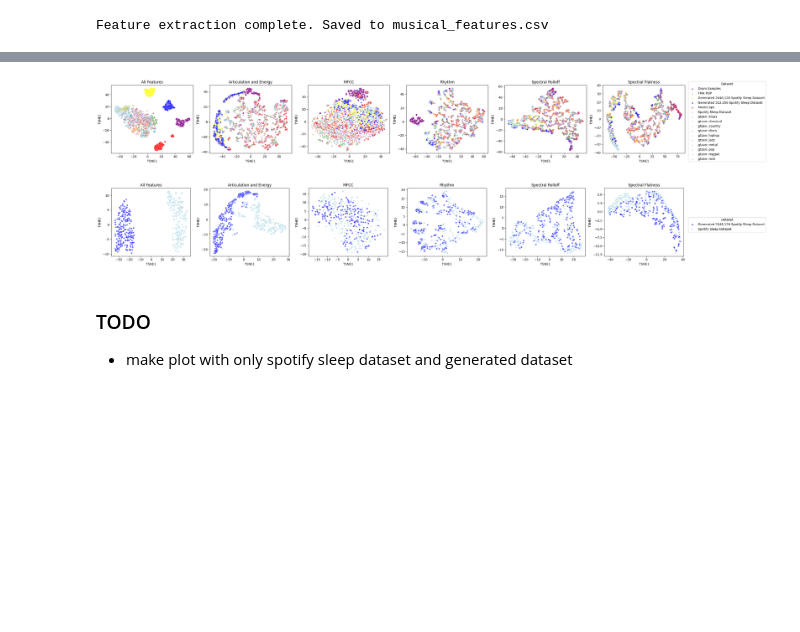
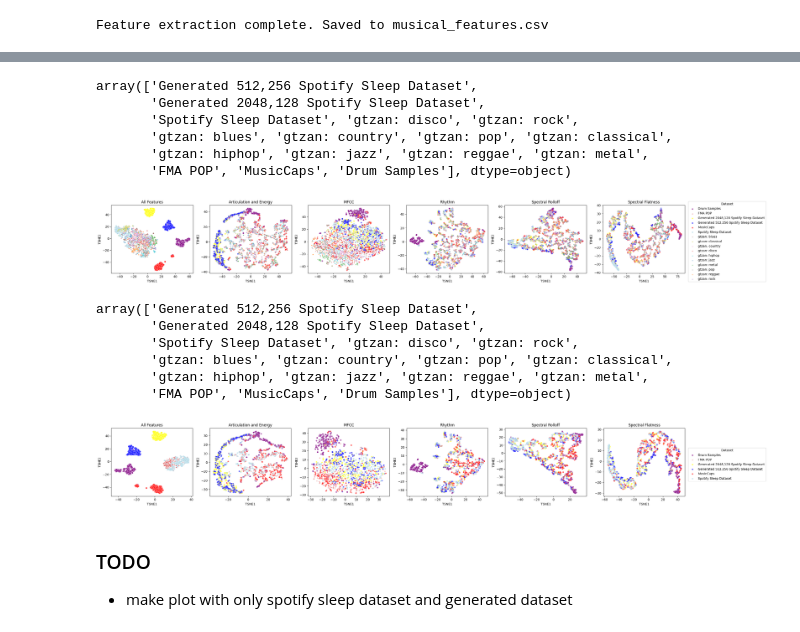
Before and after one commit to BrainTwin/audio-diffusion, a Jupyter notebook: notebooks/feature_analysis.ipynb, the cells around one changed output, grey strips where cells are left out. Cells and saved outputs as stored; diff of their text form; code cells hidden in the pictures; blank space fills up the shorter version.

```diff
--- a/notebooks/feature_analysis.ipynb
+++ b/notebooks/feature_analysis.ipynb
@@ -227,3 +203,14 @@ df_n.to_csv('csv/musical_features_all_normalized.csv', index=False)
+# %%
+df_n = pd.read_csv('csv/musical_features_all_normalized.csv')
+# %%
+df_n['label'].unique()
+# %% [output]
+array(['Generated 512,256 Spotify Sleep Dataset',
+       'Generated 2048,128 Spotify Sleep Dataset',
+       'Spotify Sleep Dataset', 'gtzan: disco', 'gtzan: rock',
+       'gtzan: blues', 'gtzan: country', 'gtzan: pop', 'gtzan: classical',
+       'gtzan: hiphop', 'gtzan: jazz', 'gtzan: reggae', 'gtzan: metal',
+       'FMA POP', 'MusicCaps', 'Drum Samples'], dtype=object)
 # %%
 import pandas as pd
 import numpy as np
@@ -321,3 +306,12 @@ df[]
+# %%
+df_n['label'].unique()
+# %% [output]
+array(['Generated 512,256 Spotify Sleep Dataset',
+       'Generated 2048,128 Spotify Sleep Dataset',
+       'Spotify Sleep Dataset', 'gtzan: disco', 'gtzan: rock',
+       'gtzan: blues', 'gtzan: country', 'gtzan: pop', 'gtzan: classical',
+       'gtzan: hiphop', 'gtzan: jazz', 'gtzan: reggae', 'gtzan: metal',
+       'FMA POP', 'MusicCaps', 'Drum Samples'], dtype=object)
 # %%
 import pandas as pd
 import numpy as np
@@ -325,7 +319,7 @@ import matplotlib.pyplot as plt
 from sklearn.manifold import TSNE
 import seaborn as sns
 
-labels_to_keep = ['Spotify Sleep Dataset', 'Generated 2048,128 Spotify Sleep Dataset']
+labels_to_keep = ['Spotify Sleep Dataset', 'Generated 512,256 Spotify Sleep Dataset', 'Generated 2048,128 Spotify Sleep Dataset', 'MusicCaps', 'Drum Samples', 'FMA POP']
 filtered_df = df_n[df_n['label'].isin(labels_to_keep)]
 
 # Define feature groups according to the paper
@@ -345,13 +339,14 @@ feature_groups = {
     'Spectral Flatness': spectral_flatness_features
 }
 
-# Manually specify a color palette for the highlighted labels
 highlight_labels = {
     'Spotify Sleep Dataset': 'lightblue',
-    'Generated 2048,128 Spotify Sleep Dataset': 'blue',
+    'Generated 512,256 Spotify Sleep Dataset': 'blue',
+    'Generated 2048,128 Spotify Sleep Dataset': 'yellow',
+    'FMA Pop': 'orange',
+    'MusicCaps': 'red',
+    'Drum Samples': 'purple'
 }
-
-
 
 
 # Generate a palette for the remaining labels
@@ -384,34 +379,34 @@ def plot_tsne(ax, features, title):
 
         sns.scatterplot(
             x='TSNE1', y='TSNE2',
             data=tsne_df[tsne_df['label'] == label],
             color=color,
             s=size,
             alpha=alpha,
             marker=marker,
             ax=ax,
             label=label
         )
 
     ax.set_title(title)
     ax.legend_.remove()  # Remove individual legends
 
 # Create subplots
 fig, axs = plt.subplots(1, len(feature_groups), figsize=(28, 4), sharex=False, sharey=False)
 
 # Plot each t-SNE
 for ax, (name, features) in zip(axs, feature_groups.items()):
     plot_tsne(ax, features, f'{name}')
 
 # Create a single legend directly to the right of the plots
 handles, labels = axs[0].get_legend_handles_labels()
 fig.legend(handles, labels, loc='center left', title='Dataset', bbox_to_anchor=(0.95, 0.5), borderaxespad=0.)
 
 plt.tight_layout(rect=[0, 0, 0.95, 1])  # Adjust the layout to make space for the legend
 plt.savefig('images/musical_feature_analysis.png', dpi=300, bbox_inches='tight')
 plt.show()
 # %% [output]
-[figure, old version]
+[figure, new version]
 # %% [markdown]
 ### TODO
 
```
Also changed, not shown: parts of 5 cells of this notebook, 13 other files.
